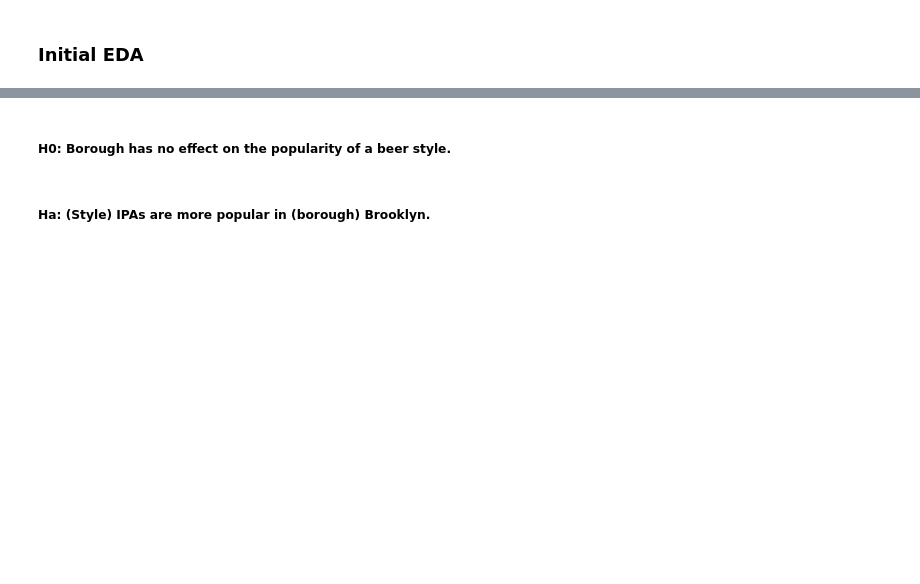
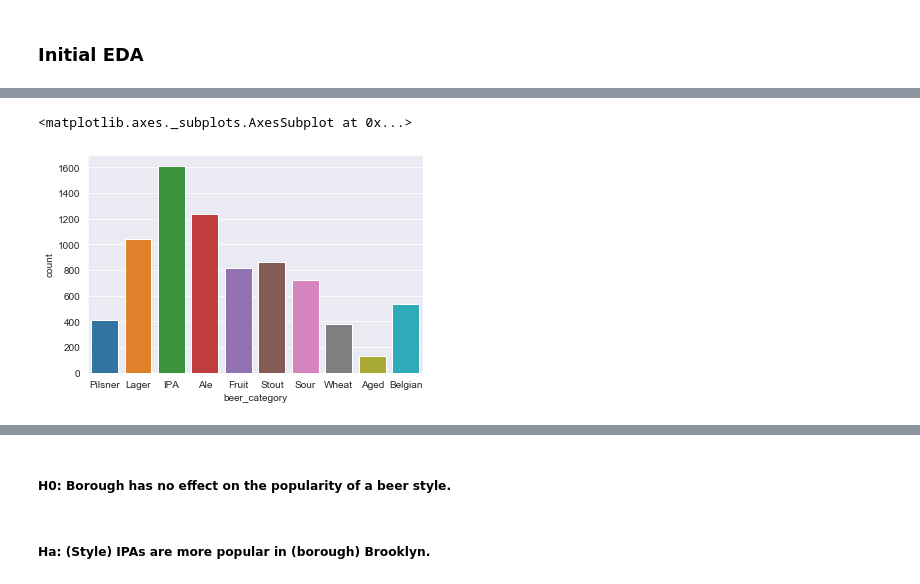
Before and after one commit to rcharan/beer-pubs, a Jupyter notebook: statistical_tests.ipynb, the cells around one changed output, grey strips where cells are left out. Cells and saved outputs as stored; diff of their text form; code cells hidden in the pictures; blank space fills up the shorter version.

```diff
--- a/statistical_tests.ipynb
+++ b/statistical_tests.ipynb
@@ -26,0 +60,5 @@ plt.bar(counter.keys(),pmf);
+# %%
+sns.countplot(x = 'beer_category', data = df)
+# %% [output]
+<matplotlib.axes._subplots.AxesSubplot at 0x...>
+[figure, added]
```
Also changed, not shown: parts of 25 cells of this notebook.
